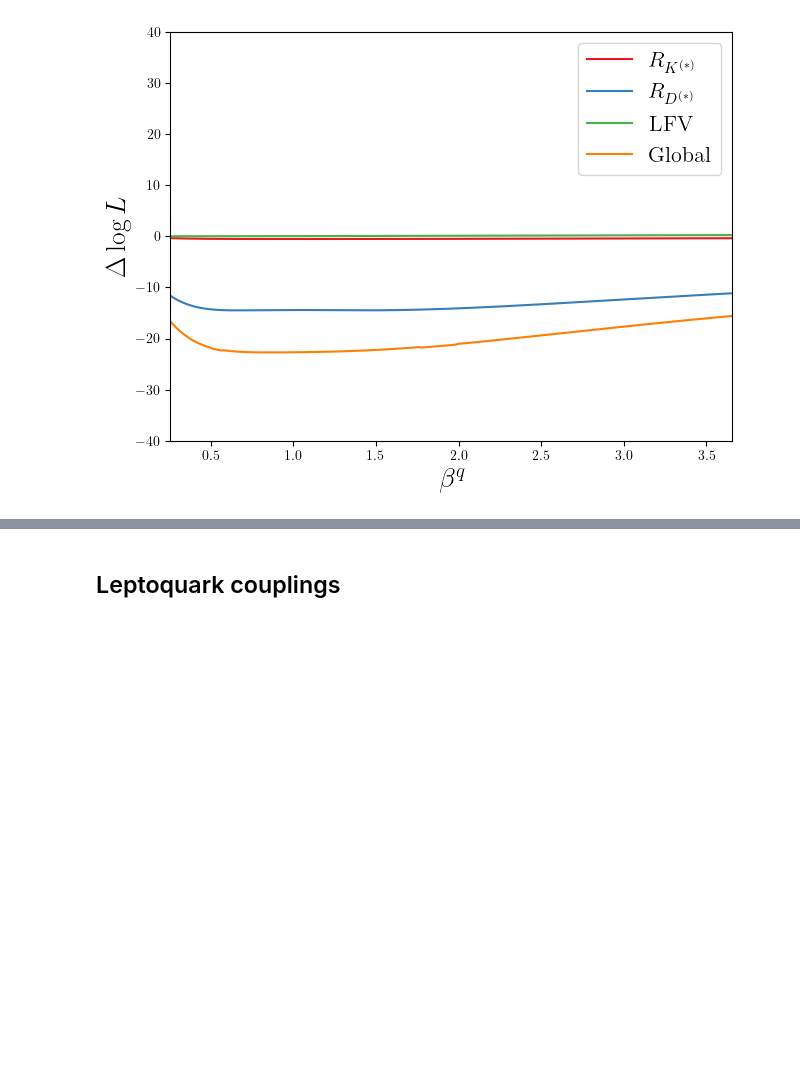
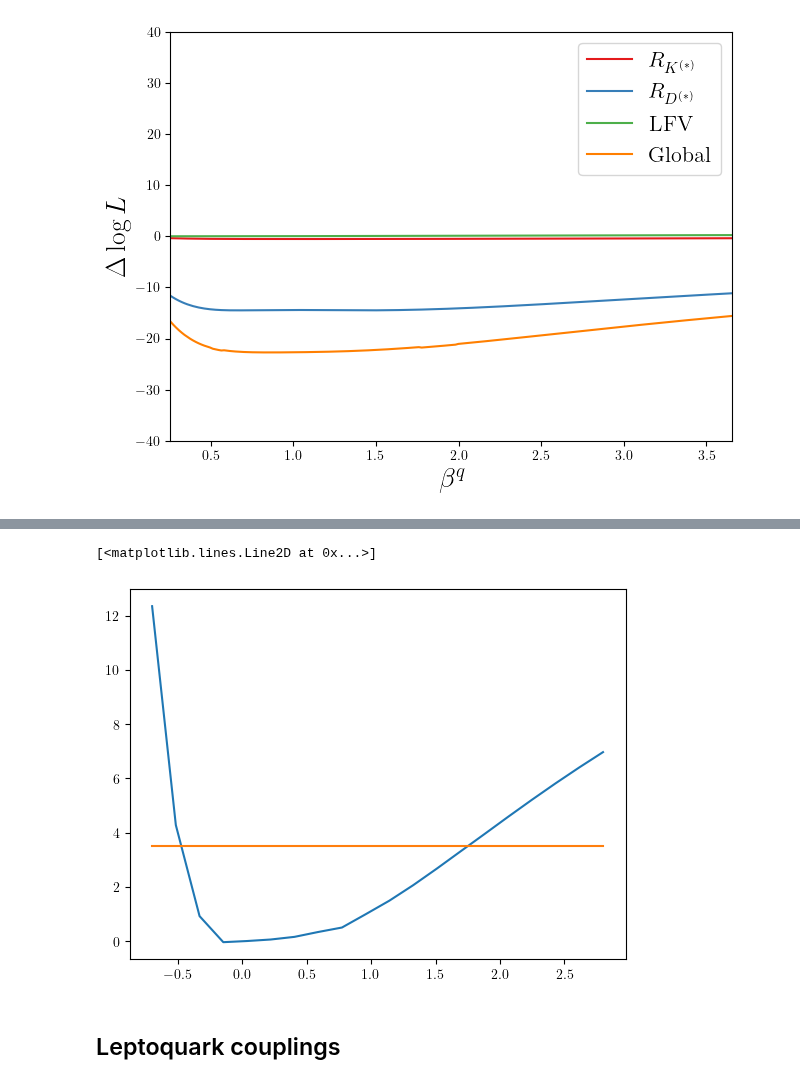
Before and after one commit to Jorge-Alda/SMEFT19-notebooks, a Jupyter notebook: PaperML/01_fits.ipynb, the cells around one changed output, grey strips where cells are left out. Saved outputs shown, nothing was run; the diff lists cells and outputs as text; code cells hidden in the pictures; blank space fills up the shorter version.

```diff
--- a/PaperML/01_fits.ipynb
+++ b/PaperML/01_fits.ipynb
@@ -362,3 +408,13 @@ $\beta^q$
+# %%
+delta_bq = []
+for err in np.linspace(-0.7, 2.8, 20):
+    delta_bq.append(fit3(np.array(bf3) + np.array([0,0,err]))-L3)
+# %%
+plt.plot(np.linspace(-0.7, 2.8, 20), delta_bq)
+plt.plot([-0.7,2.8], [dchi, dchi])
+# %% [output]
+[<matplotlib.lines.Line2D at 0x...>]
+[figure, added]
 # %% [markdown]
 ## Leptoquark couplings
 # %%
```
Also changed, not shown: parts of 14 cells of this notebook, 2 other files.
